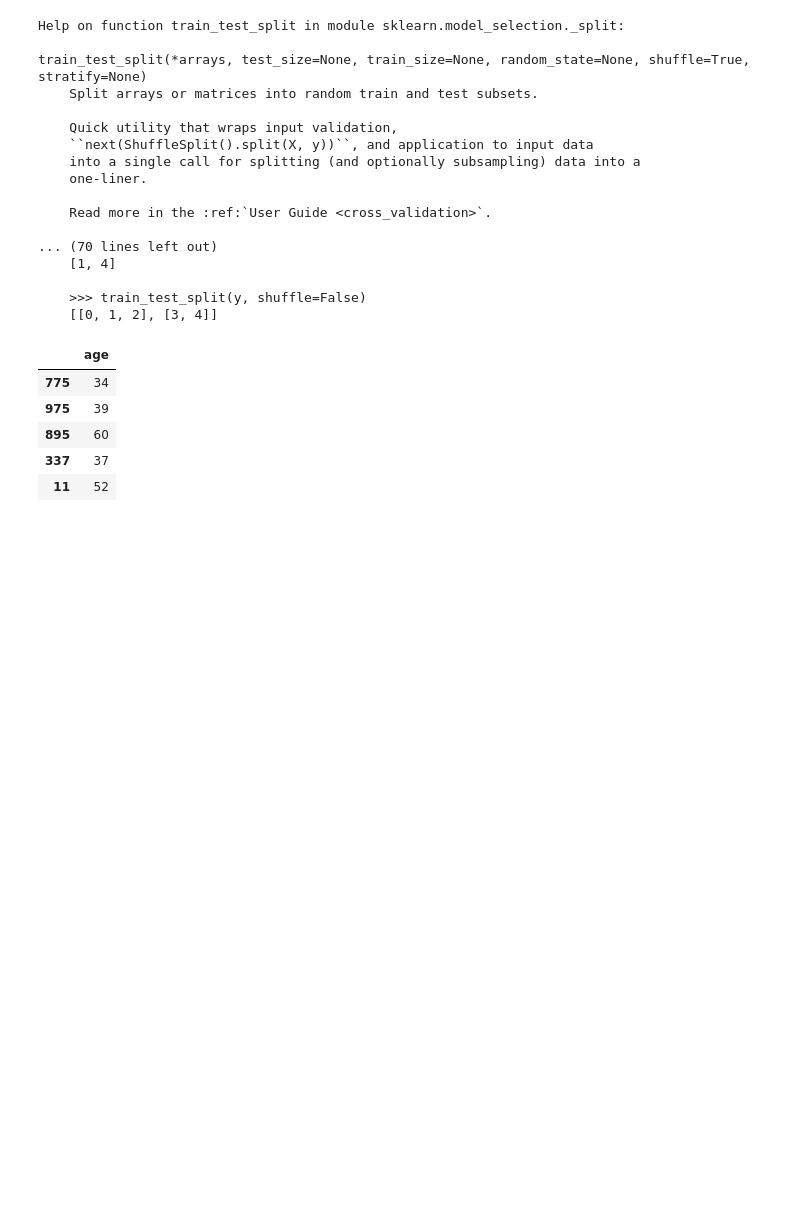
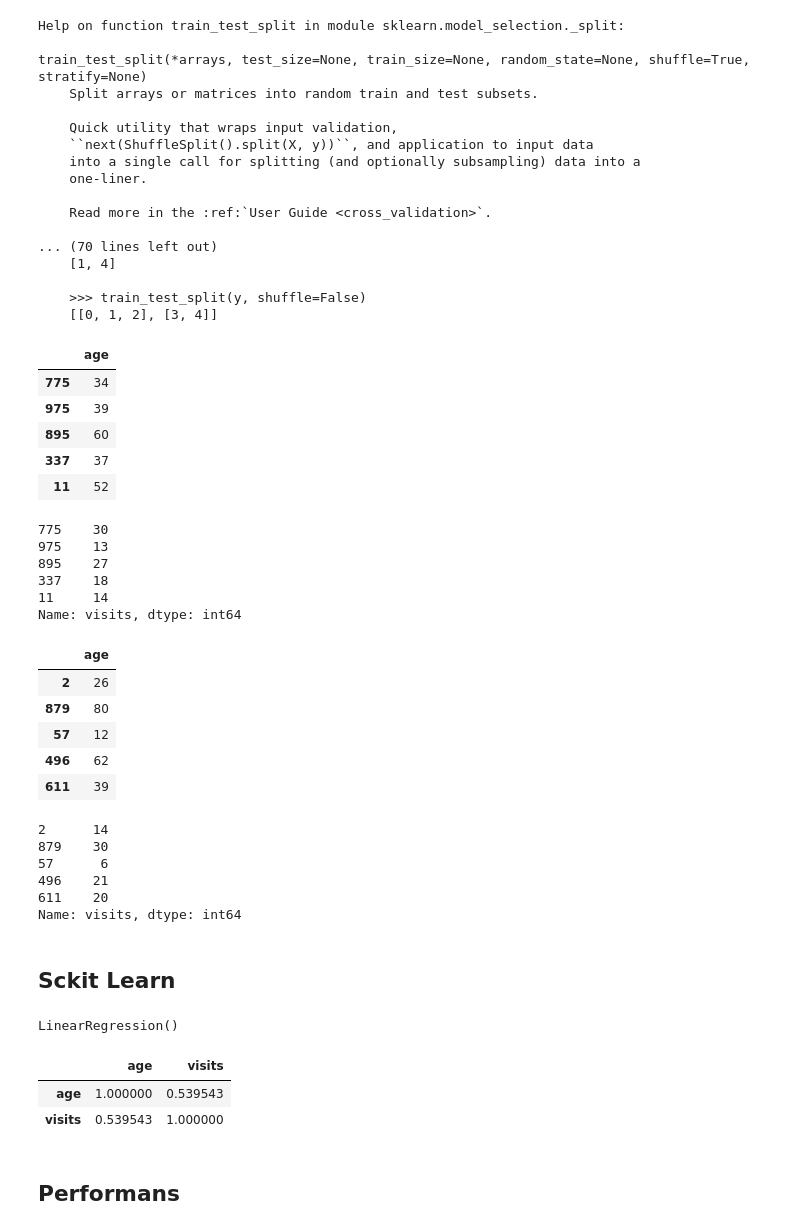
Before and after one commit to mustafaemirata/Veri-ve-Makine-Ogrenmesi, a Jupyter notebook: Makine Öğrenmesi/01_Lineer_Regresyon.ipynb, the cells around one changed output. Saved outputs shown, nothing was run; the diff lists cells and outputs as text; code cells hidden in the pictures; blank space fills up the shorter version.

```diff
--- a/Makine Öğrenmesi/01_Lineer_Regresyon.ipynb
+++ b/Makine Öğrenmesi/01_Lineer_Regresyon.ipynb
@@ -137,3 +137,32 @@ X_train.head()
 | 895 | 60 |
 | 337 | 37 |
 | 11 | 52 |
+# %%
+y_train.head()
+# %% [output]
+775    30
+975    13
+895    27
+337    18
+11     14
+Name: visits, dtype: int64
+# %%
+X_test.head()
+# %% [output]
+|  | age |
+| 2 | 26 |
+| 879 | 80 |
+| 57 | 12 |
+| 496 | 62 |
+| 611 | 39 |
+# %%
+y_test.head()
+# %% [output]
+2      14
+879    30
+57      6
+496    21
+611    20
+Name: visits, dtype: int64
+# %% [markdown]
+## Sckit Learn
@@ -139,0 +173,12 @@ X_train.head()
+# %%
+regr.fit(X_train, y_train)
+# %% [output]
+LinearRegression()
+# %%
+df[["age", "visits"]].corr(numeric_only=True)
+# %% [output]
+|  | age | visits |
+| age | 1.000000 | 0.539543 |
+| visits | 0.539543 | 1.000000 |
+# %% [markdown]
+## Performans
```
Also changed, not shown: parts of 9 cells of this notebook.
